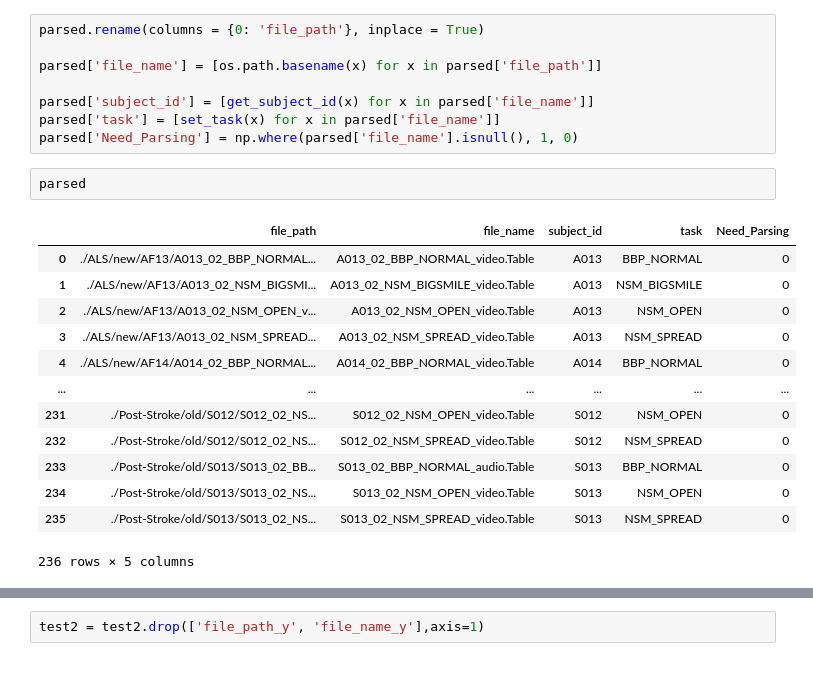
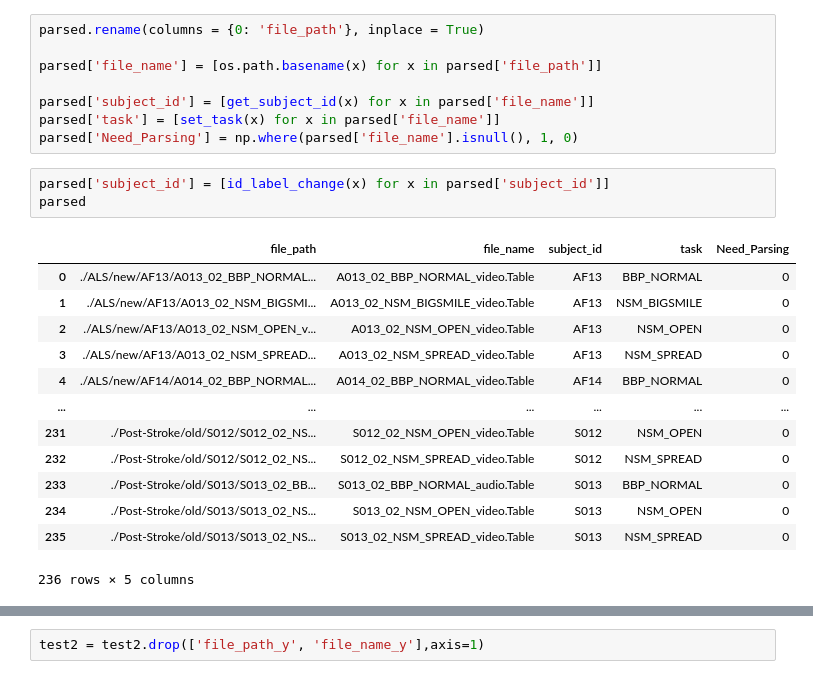
Before and after one commit to denizjafari/ClinicalScore, a Jupyter notebook: data_availability.ipynb, the cells around one changed output, grey strips where cells are left out. Drawn from its saved outputs; the diff is of its cells as text.

```diff
--- a/data_availability.ipynb
+++ b/data_availability.ipynb
@@ -376,22 +376,23 @@ parsed['file_name'] = [os.path.basename(x) for x in parsed['file_path']]
 parsed['subject_id'] = [get_subject_id(x) for x in parsed['file_name']]
 parsed['task'] = [set_task(x) for x in parsed['file_name']]
 parsed['Need_Parsing'] = np.where(parsed['file_name'].isnull(), 1, 0)
-# %%
-parsed
-# %% [output]
-|  | file_path | file_name | subject_id | task | Need_Parsing |
-| 0 | ./ALS/new/AF13/A013_02_BBP_NORMAL... | A013_02_BBP_NORMAL_video.Table | A013 | BBP_NORMAL | 0 |
-| 1 | ./ALS/new/AF13/A013_02_NSM_BIGSMI... | A013_02_NSM_BIGSMILE_video.Table | A013 | NSM_BIGSMILE | 0 |
-| 2 | ./ALS/new/AF13/A013_02_NSM_OPEN_v... | A013_02_NSM_OPEN_video.Table | A013 | NSM_OPEN | 0 |
-| 3 | ./ALS/new/AF13/A013_02_NSM_SPREAD... | A013_02_NSM_SPREAD_video.Table | A013 | NSM_SPREAD | 0 |
-| 4 | ./ALS/new/AF14/A014_02_BBP_NORMAL... | A014_02_BBP_NORMAL_video.Table | A014 | BBP_NORMAL | 0 |
-| ... | ... | ... | ... | ... | ... |
-| 231 | ./Post-Stroke/old/S012/S012_02_NS... | S012_02_NSM_OPEN_video.Table | S012 | NSM_OPEN | 0 |
-| 232 | ./Post-Stroke/old/S012/S012_02_NS... | S012_02_NSM_SPREAD_video.Table | S012 | NSM_SPREAD | 0 |
-| 233 | ./Post-Stroke/old/S013/S013_02_BB... | S013_02_BBP_NORMAL_audio.Table | S013 | BBP_NORMAL | 0 |
-| 234 | ./Post-Stroke/old/S013/S013_02_NS... | S013_02_NSM_OPEN_video.Table | S013 | NSM_OPEN | 0 |
-| 235 | ./Post-Stroke/old/S013/S013_02_NS... | S013_02_NSM_SPREAD_video.Table | S013 | NSM_SPREAD | 0 |
-236 rows × 5 columns
+# %%
+parsed['subject_id'] = [id_label_change(x) for x in parsed['subject_id']]
+parsed
+# %% [output]
+|  | file_path | file_name | subject_id | task | Need_Parsing |
+| 0 | ./ALS/new/AF13/A013_02_BBP_NORMAL... | A013_02_BBP_NORMAL_video.Table | AF13 | BBP_NORMAL | 0 |
+| 1 | ./ALS/new/AF13/A013_02_NSM_BIGSMI... | A013_02_NSM_BIGSMILE_video.Table | AF13 | NSM_BIGSMILE | 0 |
+| 2 | ./ALS/new/AF13/A013_02_NSM_OPEN_v... | A013_02_NSM_OPEN_video.Table | AF13 | NSM_OPEN | 0 |
+| 3 | ./ALS/new/AF13/A013_02_NSM_SPREAD... | A013_02_NSM_SPREAD_video.Table | AF13 | NSM_SPREAD | 0 |
+| 4 | ./ALS/new/AF14/A014_02_BBP_NORMAL... | A014_02_BBP_NORMAL_video.Table | AF14 | BBP_NORMAL | 0 |
+| ... | ... | ... | ... | ... | ... |
+| 231 | ./Post-Stroke/old/S012/S012_02_NS... | S012_02_NSM_OPEN_video.Table | S012 | NSM_OPEN | 0 |
+| 232 | ./Post-Stroke/old/S012/S012_02_NS... | S012_02_NSM_SPREAD_video.Table | S012 | NSM_SPREAD | 0 |
+| 233 | ./Post-Stroke/old/S013/S013_02_BB... | S013_02_BBP_NORMAL_audio.Table | S013 | BBP_NORMAL | 0 |
+| 234 | ./Post-Stroke/old/S013/S013_02_NS... | S013_02_NSM_OPEN_video.Table | S013 | NSM_OPEN | 0 |
+| 235 | ./Post-Stroke/old/S013/S013_02_NS... | S013_02_NSM_SPREAD_video.Table | S013 | NSM_SPREAD | 0 |
+236 rows × 5 columns
 # %%
 test2 = test.merge(parsed, how= 'left', on=['subject_id', 'task'])
 test2.loc[test2['Need_Parsing'].isnull(), 'Need_Parsing'] = 1
```
Also changed, not shown: parts of 4 cells of this notebook, 3 other files.
